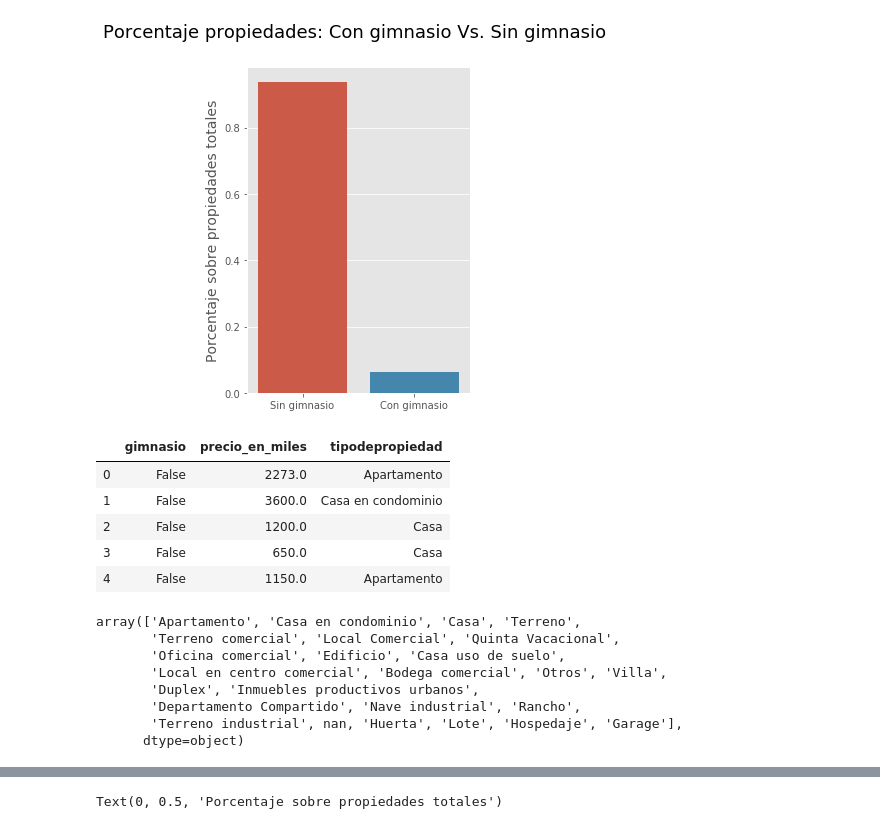
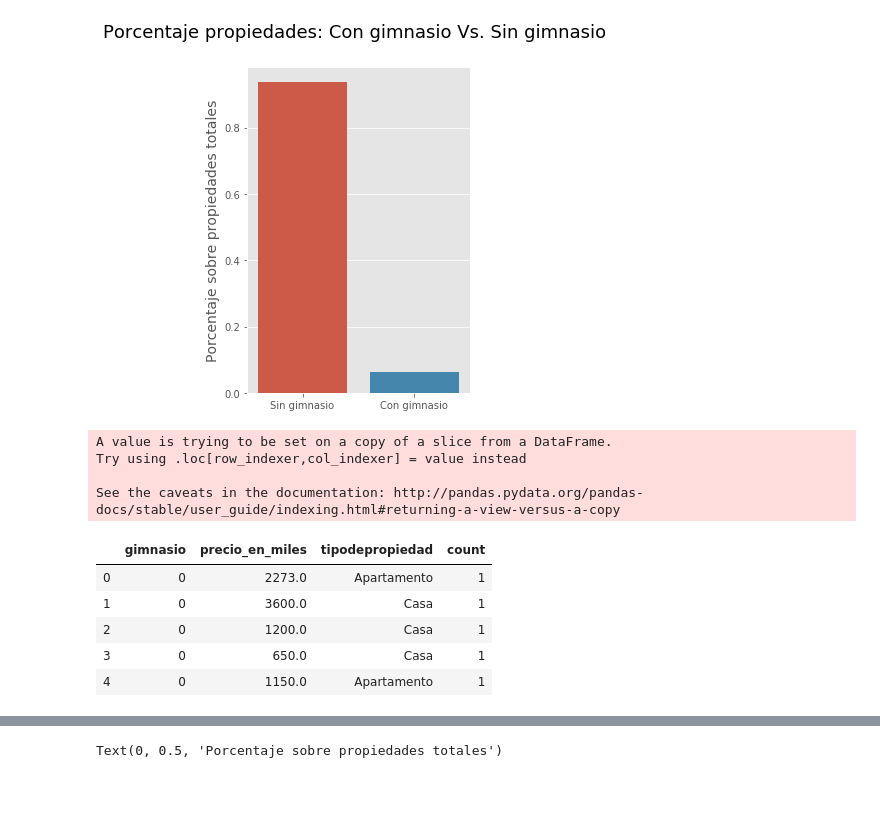
Before and after one commit to PBrrtrn/7506-organizacion-de-datos, a Jupyter notebook: src/exp/exploracion_amenities.ipynb, the cells around one changed output, grey strips where cells are left out. Saved outputs shown, nothing was run; the diff lists cells and outputs as text; code cells hidden in the pictures; blank space fills up the shorter version.

```diff
--- a/src/exp/exploracion_amenities.ipynb
+++ b/src/exp/exploracion_amenities.ipynb
@@ -6,11 +6,19 @@ import matplotlib.pyplot as plt
 
 plt.style.use('ggplot')
 
+def definir_tipo(x):
+    tipos_apartamento = ['Apartamento', 'Departamento Compartido']
+    if x in ['Casa en condominio', 'Casa', 'Casa uso de suelo', 'Quinta Vacacional']:
+        return 'Casa'
+    elif x in ['Apartamento', 'Departamento Compartido']:
+        return 'Apartamento'
+    return x
+
 types = {'id': int, 'titulo': str, 'descripcion': str, 'tipodepropiedad': str, 'direccion': str,
         'ciudad': str, 'provincia': str, 'antiguedad': np.float32, 'habitaciones': np.float32,
         'garages':np.float32, 'idzona': np.float32, 'lat': np.float32, 'lng': np.float32,
-        'gimnasio': bool, 'usosmultiples': bool, 'piscina': bool, 'escuelascercanas':bool,
-        'centroscomercialescercanos':bool, 'precio':int}
+        'gimnasio': int, 'usosmultiples': int, 'piscina': int, 'escuelascercanas': int,
+        'centroscomercialescercanos': int, 'precio':int}
 pd.set_option('display.max_columns', 30)
 data = pd.read_csv('../../data/train.csv', dtype = types)
 
@@ -22,3 +30,9 @@ data.head()
 | 2 | 247984 | casa en venta urbi 3 recamaras to... | descripcion \nla mejor ubicacion ... | Casa | Urbi Tonala | Tonalá | Jalisco | 5.0 | ... |
 | 3 | 209067 | casa sola en toluca zinacantepec ... | casa en privada con caseta de vig... | Casa | IGNACIO MANUEL ALTAMIRANO 128 | Zinacantepec | Edo. de México | 1.0 | ... |
 | 4 | 185997 | paseos del sol | bonito departamento en excelentes... | Apartamento | PASEOS DEL SOL | Zapopan | Jalisco | 10.0 | ... |
+# %%
+data['algun_amenity'] = (data['gimnasio'] + data['usosmultiples'] + data['piscina'] + data['escuelascercanas'] + data['centroscomercialescercanos']) > 0
+data['todos_los_amenities'] = (data['gimnasio'] * data['usosmultiples'] * data['piscina'] * data['escuelascercanas'] * data['centroscomercialescercanos']) > 0
+
+algun_amenity = data.algun_amenity.value_counts(normalize = True)
+todos_los_amenities = data.todos_los_amenities.value_counts(normalize = True)
@@ -24,0 +47,6 @@ data.head()
+# %%
+data['count'] = 1
+algun_amenity = data.groupby(['tipodepropiedad', 'algun_amenity']).agg({'count':'sum'})
+algun_amenity.reset_index(inplace = True)
+algun_amenity['count'] = np.log(algun_amenity['count'])
+algun_amenity.head()
@@ -43,25 +140,22 @@ Text(0, 0.5, 'Porcentaje sobre propiedades totales')
 # %%
 propiedades_gimnasio_tipo = pd.DataFrame()
 propiedades_gimnasio_tipo['gimnasio'] = data['gimnasio'].apply(lambda x: False if x=='NaN' else x)
 propiedades_gimnasio_tipo['precio_en_miles'] = data['precio']/1000
 propiedades_gimnasio_tipo['tipodepropiedad'] = data['tipodepropiedad']
 
-propiedades_gimnasio_tipo.head()
+propiedades_gimnasio_tipo['tipodepropiedad'].apply(definir_tipo)
+propiedades_gimnasio_def = propiedades_gimnasio_tipo.loc[propiedades_gimnasio_tipo.tipodepropiedad.isin(['Casa', 'Apartamento'])]
+propiedades_gimnasio_def['count'] = 1
+
+propiedades_gimnasio_def.head()
 # %% [output]
+A value is trying to be set on a copy of a slice from a DataFrame.
+Try using .loc[row_indexer,col_indexer] = value instead
+
+See the caveats in the documentation: http://pandas.pydata.org/pandas-docs/stable/user_guide/indexing.html#returning-a-view-versus-a-copy
-|  | gimnasio | precio_en_miles | tipodepropiedad |
-| 0 | False | 2273.0 | Apartamento |
-| 1 | False | 3600.0 | Casa en condominio |
-| 2 | False | 1200.0 | Casa |
-| 3 | False | 650.0 | Casa |
-| 4 | False | 1150.0 | Apartamento |
+|  | gimnasio | precio_en_miles | tipodepropiedad | count |
+| 0 | 0 | 2273.0 | Apartamento | 1 |
+| 1 | 0 | 3600.0 | Casa | 1 |
+| 2 | 0 | 1200.0 | Casa | 1 |
+| 3 | 0 | 650.0 | Casa | 1 |
+| 4 | 0 | 1150.0 | Apartamento | 1 |
-# %%
-propiedades_gimnasio_tipo['tipodepropiedad'].unique()
-# %% [output]
-array(['Apartamento', 'Casa en condominio', 'Casa', 'Terreno',
-       'Terreno comercial', 'Local Comercial', 'Quinta Vacacional',
-       'Oficina comercial', 'Edificio', 'Casa uso de suelo',
-       'Local en centro comercial', 'Bodega comercial', 'Otros', 'Villa',
-       'Duplex', 'Inmuebles productivos urbanos',
-       'Departamento Compartido', 'Nave industrial', 'Rancho',
-       'Terreno industrial', nan, 'Huerta', 'Lote', 'Hospedaje', 'Garage'],
-      dtype=object)
```
Also changed, not shown: parts of 30 cells of this notebook.
